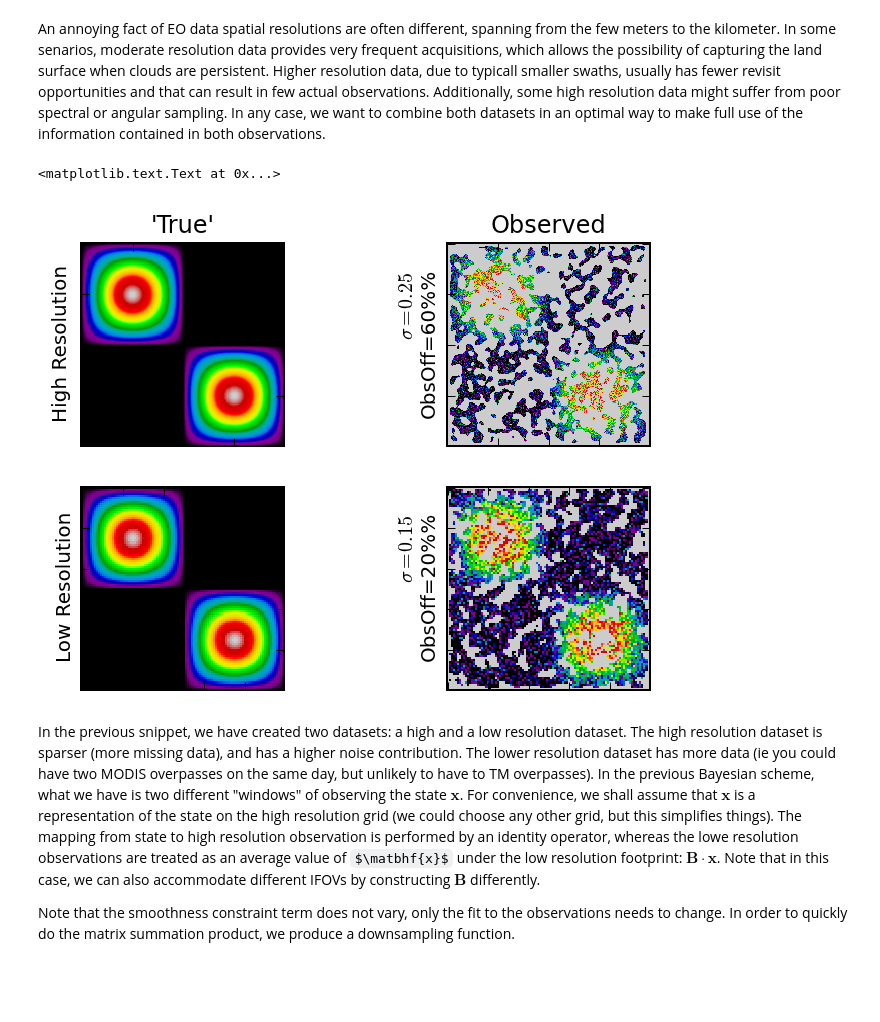
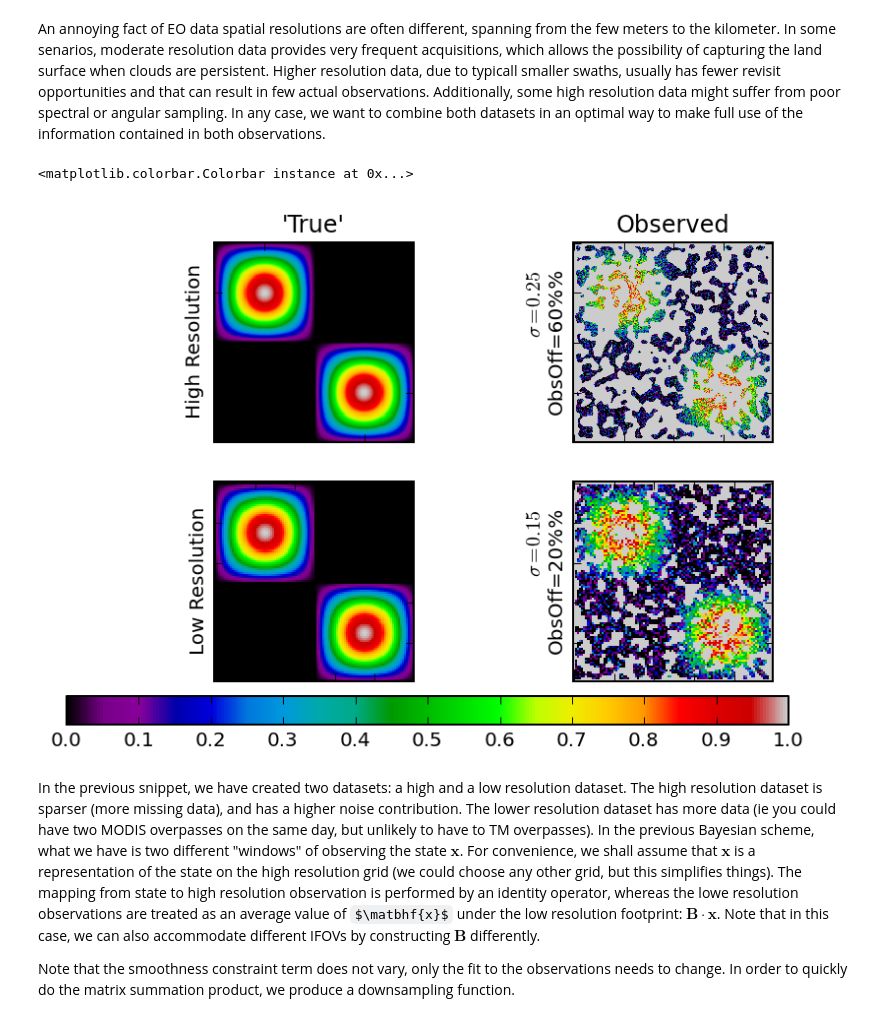
Before and after one commit to maxchernet/toy_eoldas, a Jupyter notebook: SpatialSmoothing.ipynb, the cells around one changed output. Drawn from its saved outputs; the diff is of its cells as text; code cells hidden in the pictures; some formulas as TeX source; blank space fills up the shorter version.

```diff
--- a/SpatialSmoothing.ipynb
+++ b/SpatialSmoothing.ipynb
@@ -317,35 +317,37 @@ plt.yticks(visible=False)
 plt.ylabel("High Resolution")
 plt.title("'True'")
 plt.subplot ( 2,2,2)
 plt.title("Observed")
 plt.imshow ( np.ma.array(ndvi_obs_hires,mask=qa_flag_hires==0), \
     interpolation='nearest', vmin=0, vmax=1, cmap=cmap )
 plt.xticks(visible=False)
 plt.yticks(visible=False)
 plt.ylabel("$\sigma=0.25$\nObsOff=60%%")
 rows = 100
 cols = 100
 sigma_obs = 0.15
 rows, cols, ndvi_true_lores, ndvi_obs_lores, qa_flag_lores = create_data ( rows, cols, noise=0.15,obs_off=0.3)
 
 cmap=plt.cm.spectral
 cmap.set_bad('0.8')
 plt.subplot ( 2,2,3 )
 plt.imshow ( ndvi_true_lores, interpolation='nearest', vmin=0, vmax=1, cmap=cmap )
 plt.xticks(visible=False)
 plt.yticks(visible=False)
 
 
 plt.ylabel("Low Resolution")
 plt.subplot ( 2,2,4)
 plt.imshow ( np.ma.array(ndvi_obs_lores,mask=qa_flag_lores==0), \
     interpolation='nearest', vmin=0, vmax=1, cmap=cmap )
 plt.xticks(visible=False)
 plt.yticks(visible=False)
 plt.ylabel("$\sigma=0.15$\nObsOff=20%%")
+cax = plt.axes([0.01, 0.05, 0.85, 0.05])
+plt.colorbar(cax=cax,orientation='horizontal')
 # %% [output]
-<matplotlib.text.Text at 0x...>
+<matplotlib.colorbar.Colorbar instance at 0x...>
-[figure, old version]
+[figure, new version]
 # %% [markdown]
 In the previous snippet, we have created two datasets: a high and a low resolution dataset. The high resolution dataset is sparser (more missing data), and has a higher noise contribution. The lower resolution dataset has more data (ie you could have two MODIS overpasses on the same day, but unlikely to have to TM overpasses). In the previous Bayesian scheme, what we have is two different "windows" of observing the state $\mathbf{x}$. For convenience, we shall assume that $\mathbf{x}$ is a representation of the state on the high resolution grid (we could choose any other grid, but this simplifies things). The mapping from state to high resolution observation is performed by an identity operator, whereas the lowe resolution observations are treated as an average value of $\matbhf{x}$ under the low resolution footprint: $\mathbf{B}\cdot\mathbf{x}$. Note that in this case, we can also accommodate different IFOVs by constructing $\mathbf{B}$ differently.
 
```
Also changed, not shown: parts of 15 cells of this notebook.
